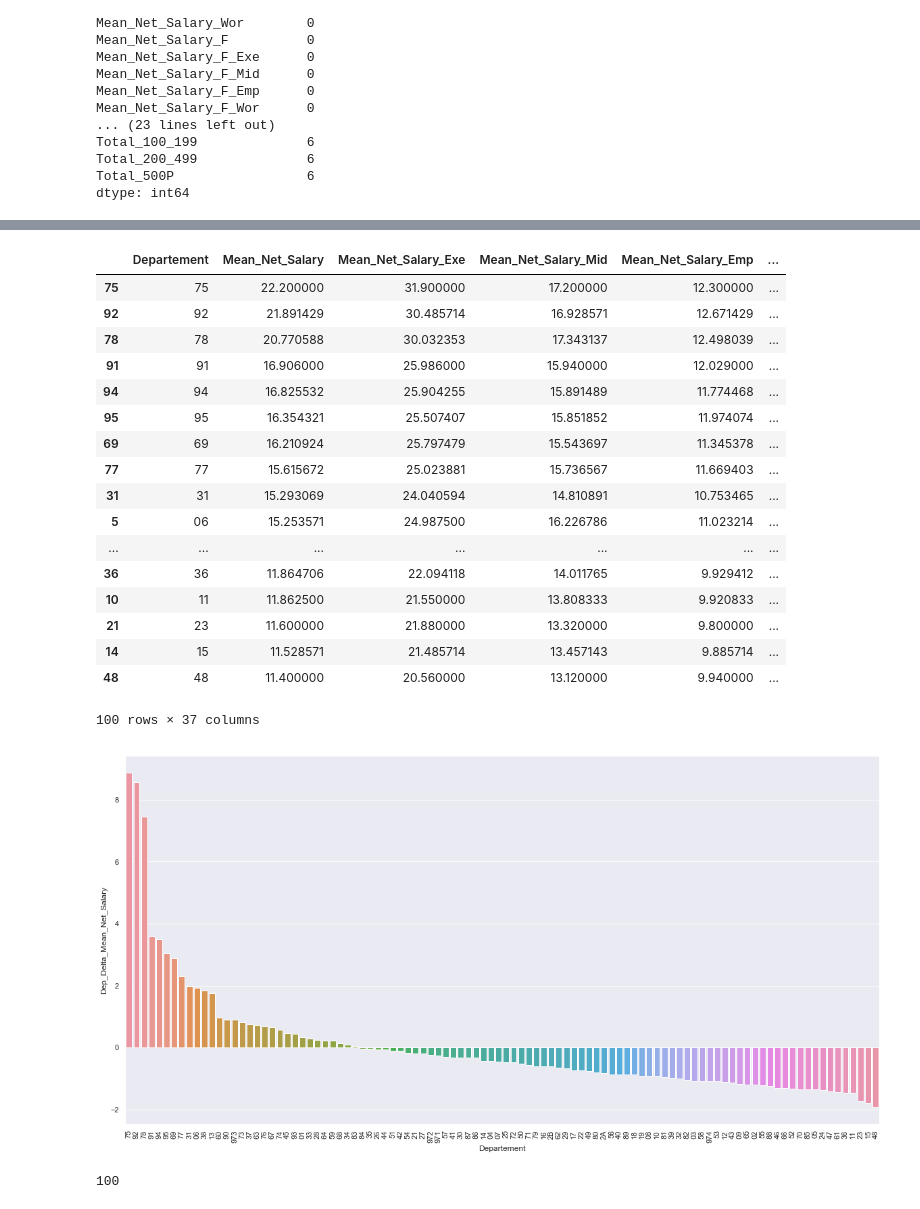
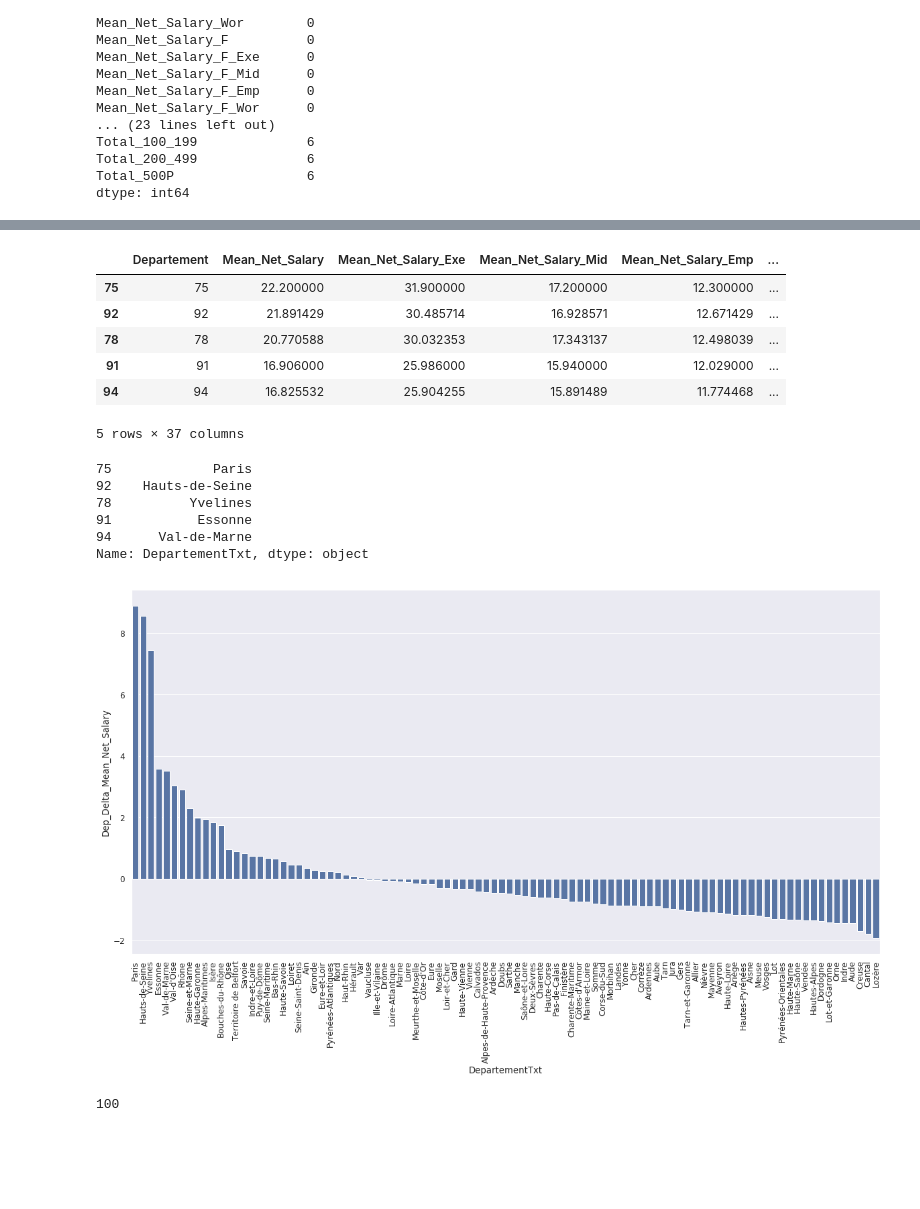
Before and after one commit to doursand/insee, a Jupyter notebook: INSEE.ipynb, the cells around one changed output, grey strips where cells are left out. Drawn from its saved outputs; the diff is of its cells as text; code cells hidden in the pictures; blank space fills up the shorter version.

```diff
--- a/INSEE.ipynb
+++ b/INSEE.ipynb
@@ -12,0 +37,4 @@ import geopandas as gpd
+# %%
+#and as we will need it later on, the reverted dict as well
+departementTxt = dict(map(reversed, departements.items()))
+departementTxt
@@ -169,8 +195,7 @@ bottom10_cities
 top10_bottom10_cities = pd.concat([top10_cities,bottom10_cities])
 # %%
 fig=plt.figure(figsize=(20,10))
-
-ax1 = fig.add_subplot(1,1,1)
-snsbp = sns.barplot(data=top10_bottom10_cities,y='City',x='Mean_Net_Salary',ax=ax1,capsize=.2);
-snsbp.set_xticklabels(snsbp.get_xticklabels(), rotation=90);
+sns.set(font_scale=2)
+snsbp = sns.barplot(data=top10_bottom10_cities,y='City',x='Mean_Net_Salary',color='b',capsize=0.5);
+snsbp.set_xticklabels(snsbp.get_xticklabels(), rotation=90,minor=True);
 # %% [output]
@@ -178,7 +203,7 @@ snsbp.set_xticklabels(snsbp.get_xticklabels(), rotation=90);
 # %%
 # Let's focus on Departements now. In which department are the salary the highest ? (mean net salary per hour)
 df_dep=df_merged.groupby(['Departement'], as_index=False).mean().sort_values(by='Mean_Net_Salary',ascending=False)
-df_dep
+df_dep.head()
 # %% [output]
 |  | Departement | Mean_Net_Salary | Mean_Net_Salary_Exe | Mean_Net_Salary_Mid | Mean_Net_Salary_Emp | ... |
 | 75 | 75 | 22.200000 | 31.900000 | 17.200000 | 12.300000 | ... |
@@ -186,28 +211,30 @@ df_dep
 | 78 | 78 | 20.770588 | 30.032353 | 17.343137 | 12.498039 | ... |
 | 91 | 91 | 16.906000 | 25.986000 | 15.940000 | 12.029000 | ... |
 | 94 | 94 | 16.825532 | 25.904255 | 15.891489 | 11.774468 | ... |
-| 95 | 95 | 16.354321 | 25.507407 | 15.851852 | 11.974074 | ... |
-| 69 | 69 | 16.210924 | 25.797479 | 15.543697 | 11.345378 | ... |
-| 77 | 77 | 15.615672 | 25.023881 | 15.736567 | 11.669403 | ... |
-| 31 | 31 | 15.293069 | 24.040594 | 14.810891 | 10.753465 | ... |
-| 5 | 06 | 15.253571 | 24.987500 | 16.226786 | 11.023214 | ... |
-| ... | ... | ... | ... | ... | ... | ... |
-| 36 | 36 | 11.864706 | 22.094118 | 14.011765 | 9.929412 | ... |
-| 10 | 11 | 11.862500 | 21.550000 | 13.808333 | 9.920833 | ... |
-| 21 | 23 | 11.600000 | 21.880000 | 13.320000 | 9.800000 | ... |
-| 14 | 15 | 11.528571 | 21.485714 | 13.457143 | 9.885714 | ... |
-| 48 | 48 | 11.400000 | 20.560000 | 13.120000 | 9.940000 | ... |
-100 rows × 37 columns
+5 rows × 37 columns
+# %%
+#to ease the visualization, let's add a new column in df_dep containing the text corresponding to each departement ID
+df_dep['DepartementTxt']=df_dep['Departement'].map(departementTxt)
+# %%
+df_dep['DepartementTxt'].head()
+# %% [output]
+75             Paris
+92    Hauts-de-Seine
+78          Yvelines
+91           Essonne
+94      Val-de-Marne
+Name: DepartementTxt, dtype: object
 # %%
 #plot the delta between the MNS and the mean of MNS to visualize this better
 df_dep['Dep_Delta_Mean_Net_Salary'] = df_dep['Mean_Net_Salary'] - df_dep['Mean_Net_Salary'].mean()
 fig=plt.figure(figsize=(20,10))
 
 ax1 = fig.add_subplot(1,1,1)
-snsbp = sns.barplot(data=df_dep,x='Departement',y='Dep_Delta_Mean_Net_Salary',ax=ax1,);
+sns.set(font_scale=1)
+snsbp = sns.barplot(data=df_dep,x='DepartementTxt',y='Dep_Delta_Mean_Net_Salary',ax=ax1,color='b');
 snsbp.set_xticklabels(snsbp.get_xticklabels(), rotation=90);
 # %% [output]
-[figure, old version]
+[figure, new version]
 # %%
 len(df_dep)
 # %% [output]
```
Also changed, not shown: parts of 48 cells of this notebook.
